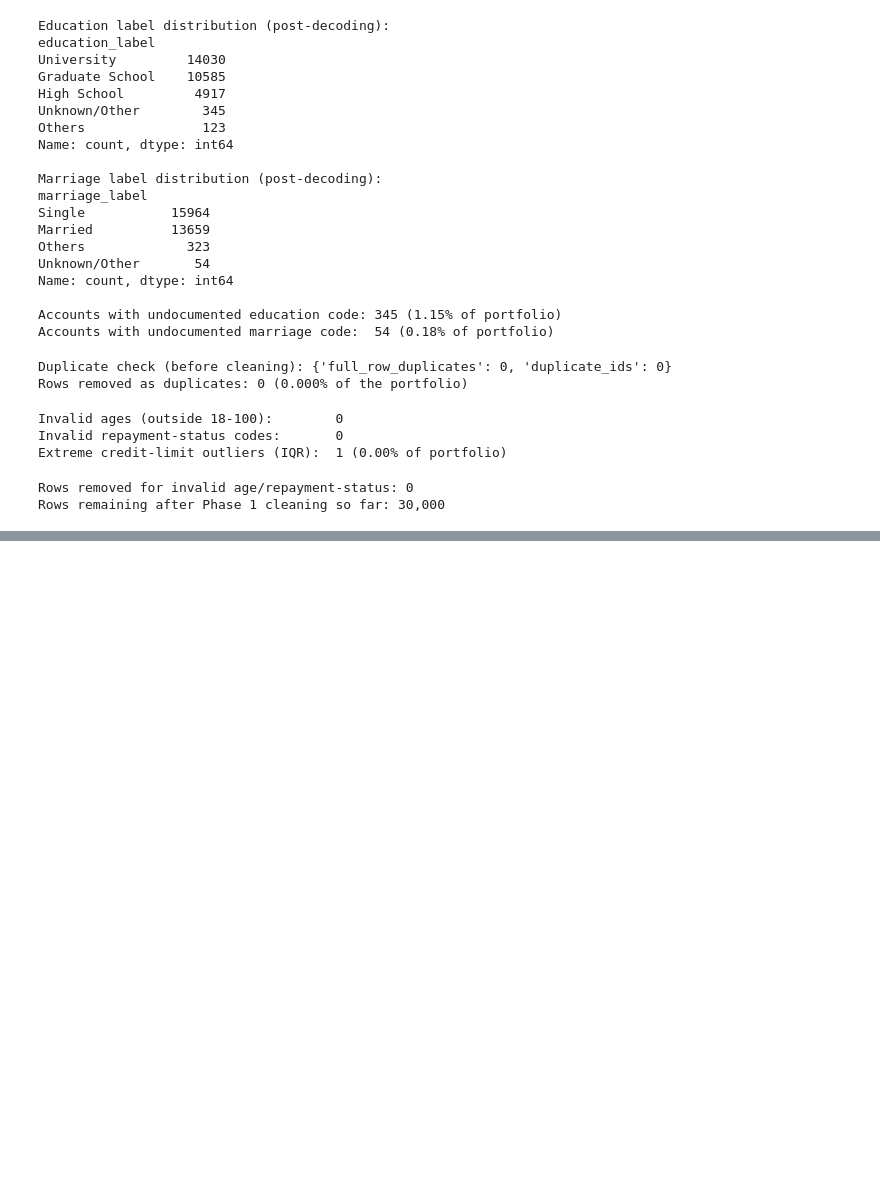
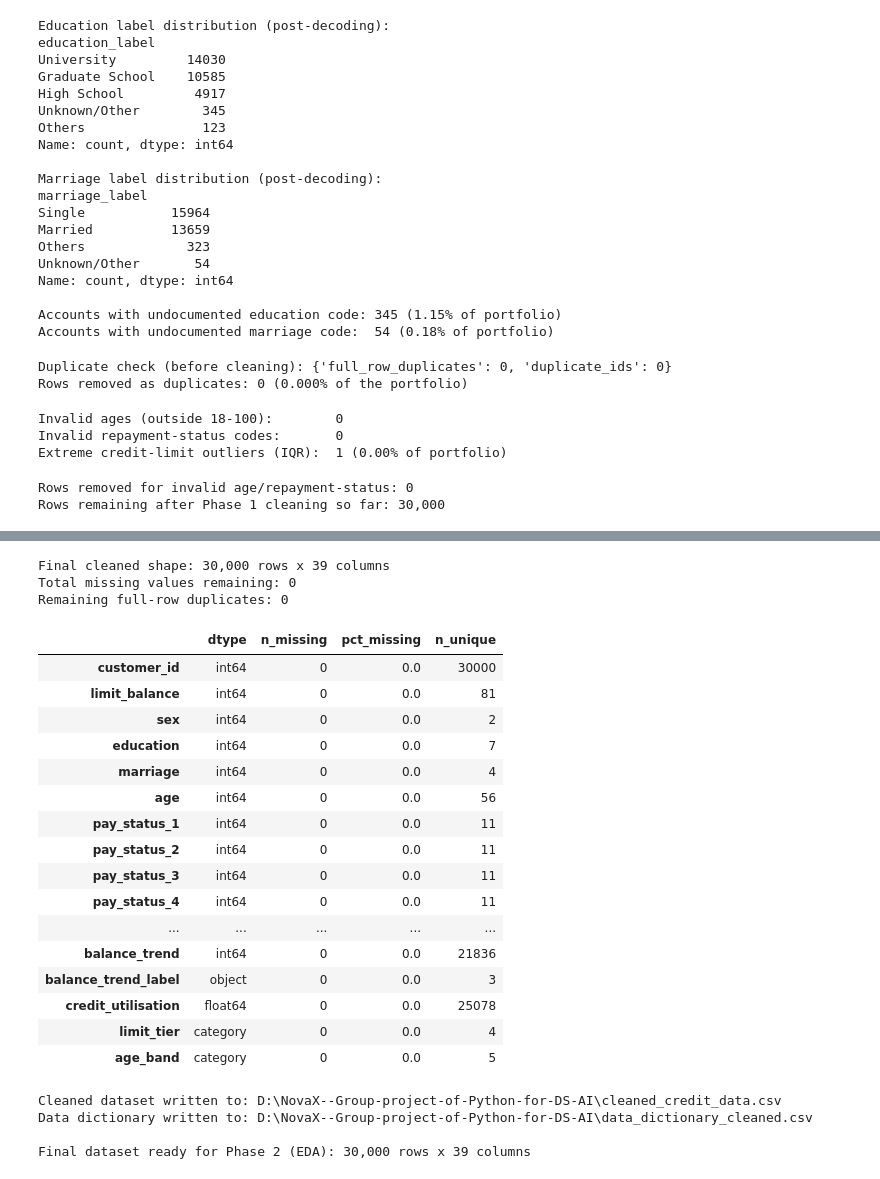
Before and after one commit to Dewmi2004/NovaX--Group-project-of-Python-for-DS-AI, a Jupyter notebook: NovaX.ipynb, the cells around one changed output, grey strips where cells are left out. Drawn from its saved outputs; the diff is of its cells as text; code cells hidden in the pictures; blank space fills up the shorter version.

```diff
--- a/NovaX.ipynb
+++ b/NovaX.ipynb
@@ -367,0 +507,53 @@ Rows remaining after Phase 1 cleaning so far: 30,000
+# %%
+def final_quality_report(frame: pd.DataFrame) -> pd.DataFrame:
+    """Produce a compact final data-quality summary for handover."""
+    report = pd.DataFrame({
+        "dtype": frame.dtypes.astype(str),
+        "n_missing": frame.isnull().sum(),
+        "pct_missing": (frame.isnull().mean() * 100).round(3),
+        "n_unique": frame.nunique(),
+    })
+    return report
+
+
+qa_report = final_quality_report(df)
+print(f"Final cleaned shape: {df.shape[0]:,} rows x {df.shape[1]} columns")
+print(f"Total missing values remaining: {int(df.isnull().sum().sum())}")
+print(f"Remaining full-row duplicates: {df.duplicated().sum()}")
+qa_report
+# %% [output]
+Final cleaned shape: 30,000 rows x 39 columns
+Total missing values remaining: 0
+Remaining full-row duplicates: 0
+|  | dtype | n_missing | pct_missing | n_unique |
+| customer_id | int64 | 0 | 0.0 | 30000 |
+| limit_balance | int64 | 0 | 0.0 | 81 |
+| sex | int64 | 0 | 0.0 | 2 |
+| education | int64 | 0 | 0.0 | 7 |
+| marriage | int64 | 0 | 0.0 | 4 |
+| age | int64 | 0 | 0.0 | 56 |
+| pay_status_1 | int64 | 0 | 0.0 | 11 |
+| pay_status_2 | int64 | 0 | 0.0 | 11 |
+| pay_status_3 | int64 | 0 | 0.0 | 11 |
+| pay_status_4 | int64 | 0 | 0.0 | 11 |
+| ... | ... | ... | ... | ... |
+| balance_trend | int64 | 0 | 0.0 | 21836 |
+| balance_trend_label | object | 0 | 0.0 | 3 |
+| credit_utilisation | float64 | 0 | 0.0 | 25078 |
+| limit_tier | category | 0 | 0.0 | 4 |
+| age_band | category | 0 | 0.0 | 5 |
+# %%
+df.to_csv(CLEAN_DATA_PATH, index=False)
+
+qa_report.reset_index().rename(columns={"index": "column"}).to_csv(
+    DATA_DICTIONARY_PATH, index=False
+)
+
+print(f"Cleaned dataset written to: {CLEAN_DATA_PATH.resolve()}")
+print(f"Data dictionary written to: {DATA_DICTIONARY_PATH.resolve()}")
+print(f"\nFinal dataset ready for Phase 2 (EDA): {df.shape[0]:,} rows x {df.shape[1]} columns")
+# %% [output]
+Cleaned dataset written to: D:\NovaX--Group-project-of-Python-for-DS-AI\cleaned_credit_data.csv
+Data dictionary written to: D:\NovaX--Group-project-of-Python-for-DS-AI\data_dictionary_cleaned.csv
+
+Final dataset ready for Phase 2 (EDA): 30,000 rows x 39 columns
```
Also changed, not shown: parts of 2 cells of this notebook.
